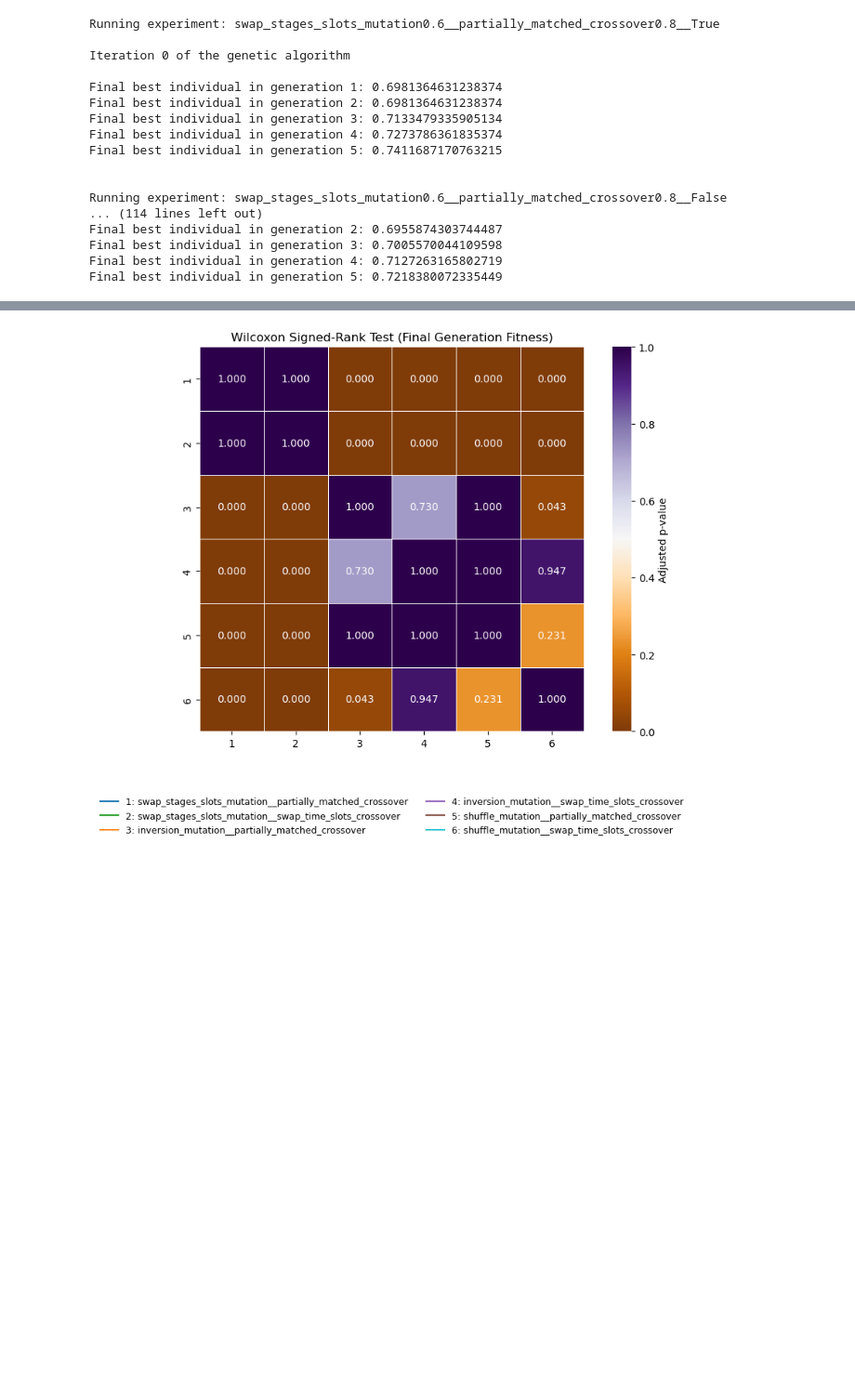
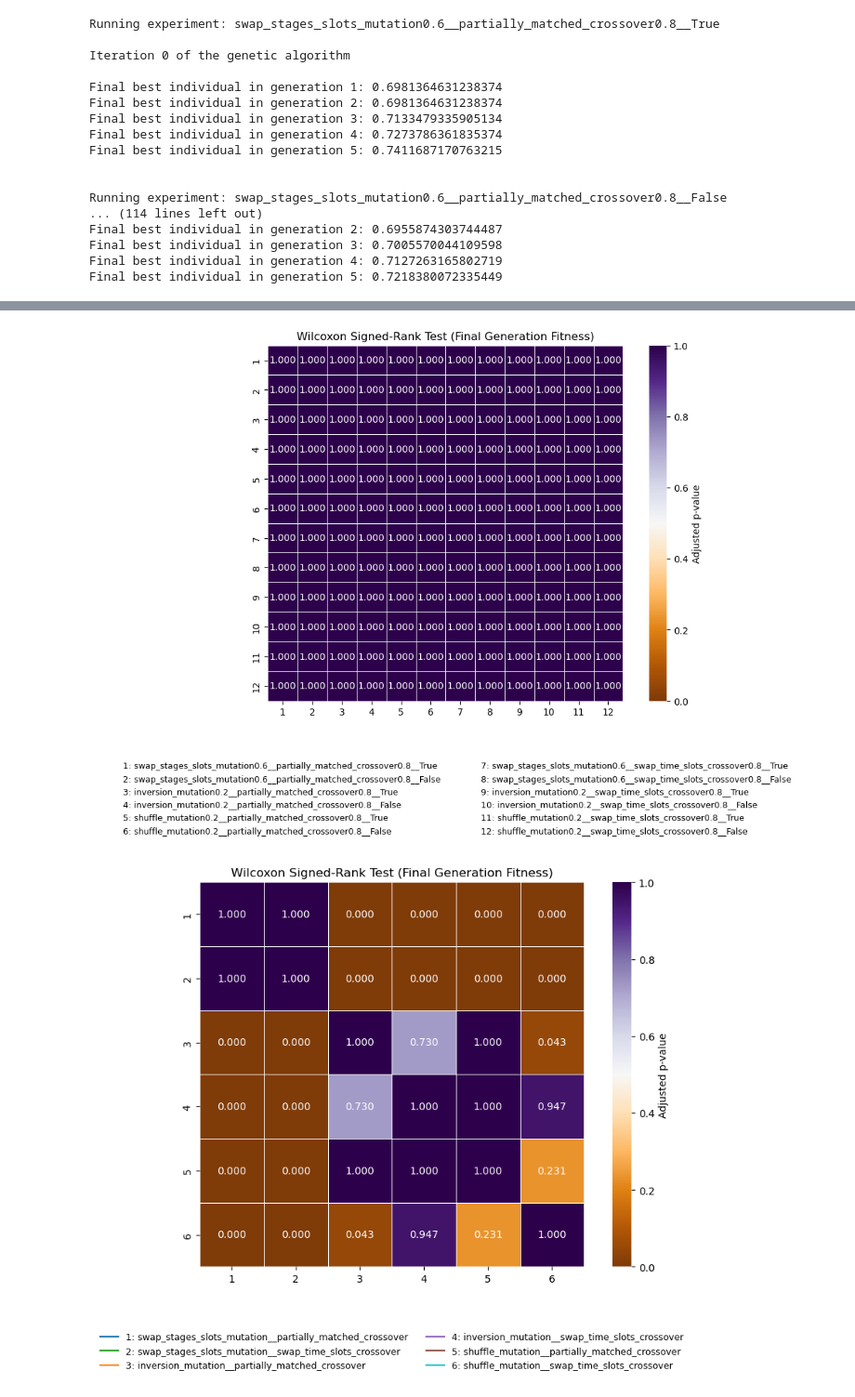
Before and after one commit to carolinadrpinto/CIFO-project, a Jupyter notebook: results.ipynb, the cells around one changed output, grey strips where cells are left out. Shown at 93% size. Saved outputs shown, nothing was run; the diff lists cells and outputs as text; code cells hidden in the pictures; blank space fills up the shorter version.

```diff
--- a/results.ipynb
+++ b/results.ipynb
@@ -302,3 +407,7 @@ avg_elapsed_time_table(all_results=all_results_test1)
+# %%
+plot_wilcoxon_heatmap_from_df_dict(fitness_dfs)
+# %% [output]
+[figure, added]
 # %%
 import numpy as np
 import pandas as pd
```
Also changed, not shown: parts of 16 cells of this notebook, 28 other files.
